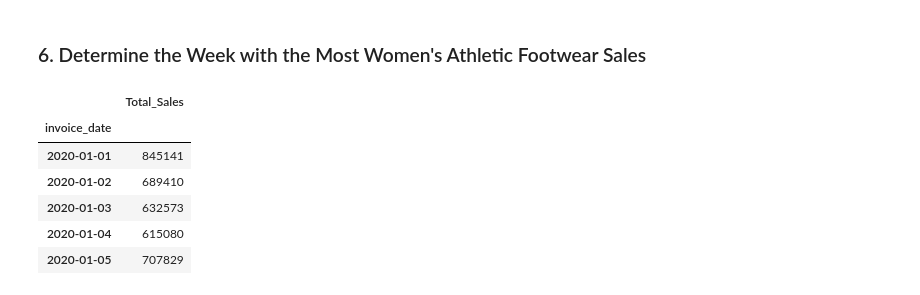
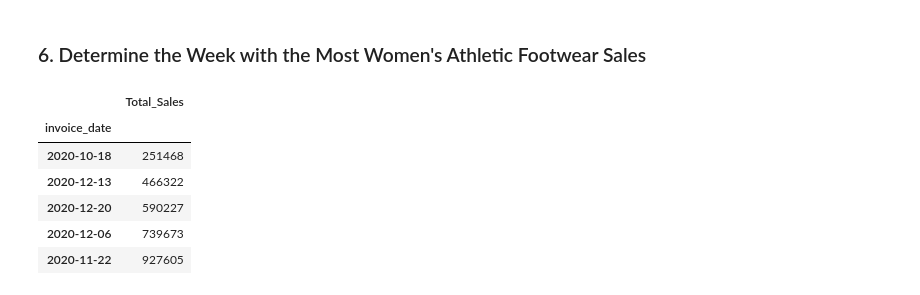
Before and after one commit to JCLavieri/athletic_sales_analysis, a Jupyter notebook: M5_Starter_Code (3)/M5_Starter_Code/athletic_sales_analysis_starter_code.ipynb, the cells around one changed output. Drawn from its saved outputs; the diff is of its cells as text; code cells hidden in the pictures.

```diff
--- a/M5_Starter_Code (3)/M5_Starter_Code/athletic_sales_analysis_starter_code.ipynb
+++ b/M5_Starter_Code (3)/M5_Starter_Code/athletic_sales_analysis_starter_code.ipynb
@@ -357,17 +369,18 @@ pivot_table.head()
 # %%
 # Resample the pivot table into weekly bins, and get the total sales for each week.
 resampled_pivot_table = pivot_table.resample('W').sum()
+resampled_pivot_table.head()
 
 
 # Sort the resampled pivot table in ascending order on "Total Sales".
 resampled_pivot_table = resampled_pivot_table.sort_values('Total_Sales', ascending=True)
 
-pivot_table.head()
+resampled_pivot_table.head()
 # %% [output]
 |  | Total_Sales |
 | invoice_date |  |
-| 2020-01-01 | 845141 |
-| 2020-01-02 | 689410 |
-| 2020-01-03 | 632573 |
-| 2020-01-04 | 615080 |
-| 2020-01-05 | 707829 |
+| 2020-10-18 | 251468 |
+| 2020-12-13 | 466322 |
+| 2020-12-20 | 590227 |
+| 2020-12-06 | 739673 |
+| 2020-11-22 | 927605 |
```
Also changed, not shown: parts of 1 cell of this notebook, 1 other file.
